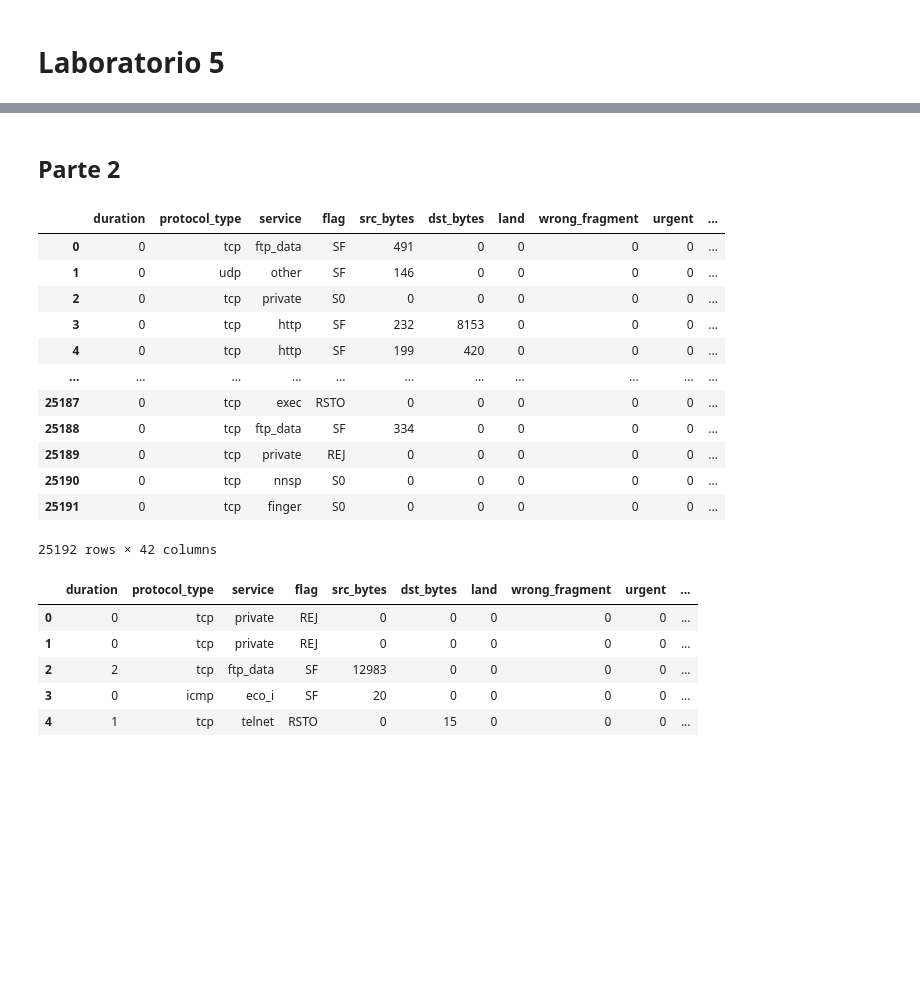
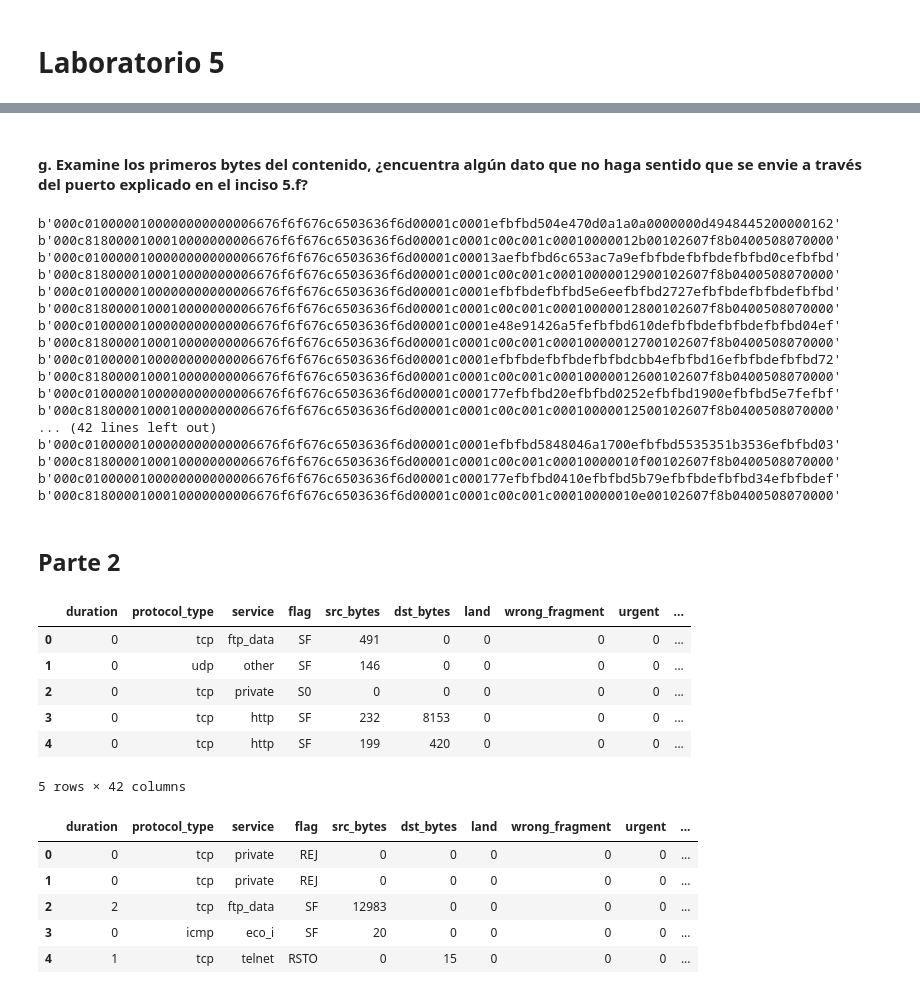
Before and after one commit to sebas411/Lab5-Security-Data-Science, a Jupyter notebook: lab5.ipynb, the cells around one changed output, grey strips where cells are left out. Saved outputs shown, nothing was run; the diff lists cells and outputs as text; code cells hidden in the pictures; blank space fills up the shorter version.

```diff
--- a/lab5.ipynb
+++ b/lab5.ipynb
@@ -8,20 +291,37 @@ from sklearn.decomposition import PCA
+# %% [markdown]
+#### g. Examine los primeros bytes del contenido, ¿encuentra algún dato que no haga sentido que se envie a través del puerto explicado en el inciso 5.f?
+# %%
+for item in payloads:
+    print(item[:100])
+# %% [output]
+b'000c0100000100000000000006676f6f676c6503636f6d00001c0001efbfbd504e470d0a1a0a0000000d4948445200000162'
+b'000c8180000100010000000006676f6f676c6503636f6d00001c0001c00c001c00010000012b00102607f8b0400508070000'
+b'000c0100000100000000000006676f6f676c6503636f6d00001c00013aefbfbd6c653ac7a9efbfbdefbfbdefbfbd0cefbfbd'
+b'000c8180000100010000000006676f6f676c6503636f6d00001c0001c00c001c00010000012900102607f8b0400508070000'
+b'000c0100000100000000000006676f6f676c6503636f6d00001c0001efbfbdefbfbd5e6eefbfbd2727efbfbdefbfbdefbfbd'
+b'000c8180000100010000000006676f6f676c6503636f6d00001c0001c00c001c00010000012800102607f8b0400508070000'
+b'000c0100000100000000000006676f6f676c6503636f6d00001c0001e48e91426a5fefbfbd610defbfbdefbfbdefbfbd04ef'
+b'000c8180000100010000000006676f6f676c6503636f6d00001c0001c00c001c00010000012700102607f8b0400508070000'
+b'000c0100000100000000000006676f6f676c6503636f6d00001c0001efbfbdefbfbdefbfbdcbb4efbfbd16efbfbdefbfbd72'
+b'000c8180000100010000000006676f6f676c6503636f6d00001c0001c00c001c00010000012600102607f8b0400508070000'
+b'000c0100000100000000000006676f6f676c6503636f6d00001c000177efbfbd20efbfbd0252efbfbd1900efbfbd5e7fefbf'
+b'000c8180000100010000000006676f6f676c6503636f6d00001c0001c00c001c00010000012500102607f8b0400508070000'
+... (42 lines left out)
+b'000c0100000100000000000006676f6f676c6503636f6d00001c0001efbfbd5848046a1700efbfbd5535351b3536efbfbd03'
+b'000c8180000100010000000006676f6f676c6503636f6d00001c0001c00c001c00010000010f00102607f8b0400508070000'
+b'000c0100000100000000000006676f6f676c6503636f6d00001c000177efbfbd0410efbfbd5b79efbfbdefbfbd34efbfbdef'
+b'000c8180000100010000000006676f6f676c6503636f6d00001c0001c00c001c00010000010e00102607f8b0400508070000'
 # %% [markdown]
 ## Parte 2
 # %%
-df = pd.read_csv("drive/MyDrive/lab05/Train_data.csv")
-df
+df = pd.read_csv("Train_data.csv")
+df.head()
 # %% [output]
 |  | duration | protocol_type | service | flag | src_bytes | dst_bytes | land | wrong_fragment | urgent | ... |
 | 0 | 0 | tcp | ftp_data | SF | 491 | 0 | 0 | 0 | 0 | ... |
 | 1 | 0 | udp | other | SF | 146 | 0 | 0 | 0 | 0 | ... |
 | 2 | 0 | tcp | private | S0 | 0 | 0 | 0 | 0 | 0 | ... |
 | 3 | 0 | tcp | http | SF | 232 | 8153 | 0 | 0 | 0 | ... |
 | 4 | 0 | tcp | http | SF | 199 | 420 | 0 | 0 | 0 | ... |
-| ... | ... | ... | ... | ... | ... | ... | ... | ... | ... | ... |
-| 25187 | 0 | tcp | exec | RSTO | 0 | 0 | 0 | 0 | 0 | ... |
-| 25188 | 0 | tcp | ftp_data | SF | 334 | 0 | 0 | 0 | 0 | ... |
-| 25189 | 0 | tcp | private | REJ | 0 | 0 | 0 | 0 | 0 | ... |
-| 25190 | 0 | tcp | nnsp | S0 | 0 | 0 | 0 | 0 | 0 | ... |
-| 25191 | 0 | tcp | finger | S0 | 0 | 0 | 0 | 0 | 0 | ... |
-25192 rows × 42 columns
+5 rows × 42 columns
 # %%
```
Also changed, not shown: parts of 47 cells of this notebook, 1 other file.
